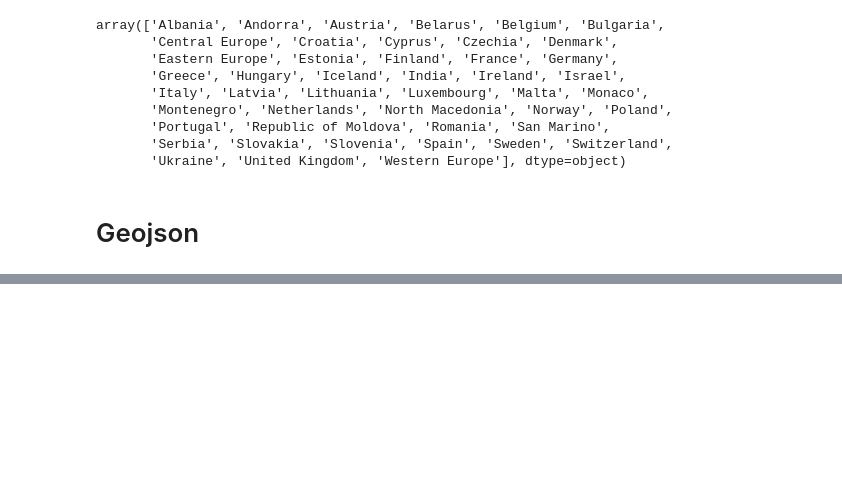
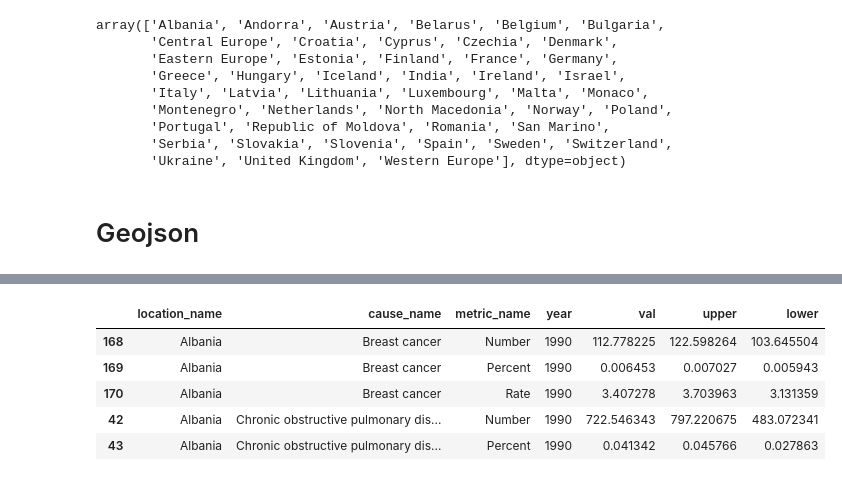
Before and after one commit to mplanasgit/Ironhack-Final-Project, a Jupyter notebook: src/EDA_gbd.ipynb, the cells around one changed output, grey strips where cells are left out. Drawn from its saved outputs; the diff is of its cells as text; code cells hidden in the pictures; blank space fills up the shorter version.

```diff
--- a/src/EDA_gbd.ipynb
+++ b/src/EDA_gbd.ipynb
@@ -57,0 +62,2 @@ disease['location_name'] = disease['location_name'].str.replace('Bosnia and Herz
+# %%
+disease = disease[disease['location_name']!='Russia']
@@ -172,0 +193,9 @@ my_map
+# %%
+disease.head()
+# %% [output]
+|  | location_name | cause_name | metric_name | year | val | upper | lower |
+| 168 | Albania | Breast cancer | Number | 1990 | 112.778225 | 122.598264 | 103.645504 |
+| 169 | Albania | Breast cancer | Percent | 1990 | 0.006453 | 0.007027 | 0.005943 |
+| 170 | Albania | Breast cancer | Rate | 1990 | 3.407278 | 3.703963 | 3.131359 |
+| 42 | Albania | Chronic obstructive pulmonary dis... | Number | 1990 | 722.546343 | 797.220675 | 483.072341 |
+| 43 | Albania | Chronic obstructive pulmonary dis... | Percent | 1990 | 0.041342 | 0.045766 | 0.027863 |
```
Also changed, not shown: parts of 8 cells of this notebook.
